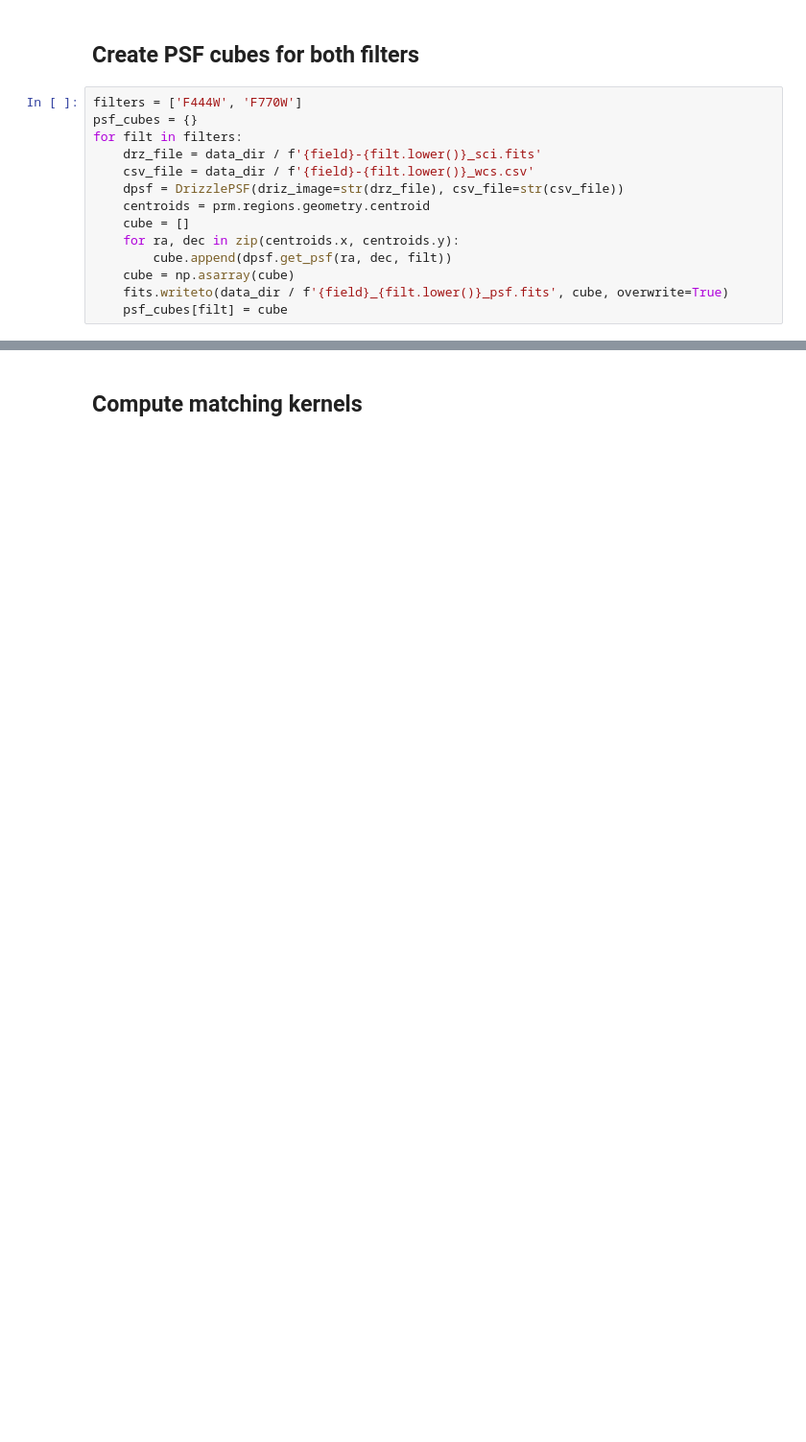
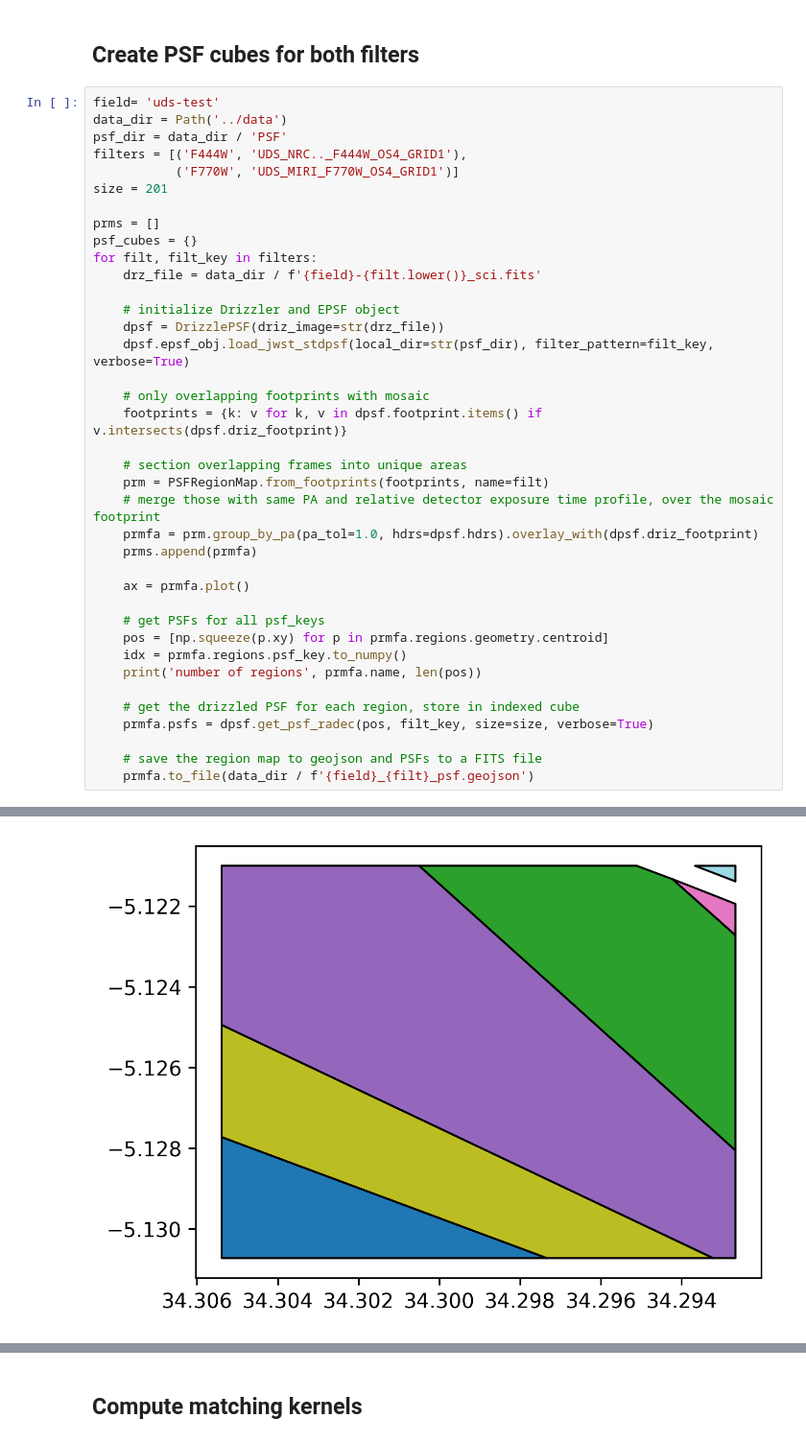
Before and after one commit to ivolabbe/mophongo, a Jupyter notebook: examples/make_kernels.ipynb, the cells around one changed output, grey strips where cells are left out. Shown at 96% size. Cells and saved outputs as stored; diff of their text form; blank space fills up the shorter version.

```diff
--- a/examples/make_kernels.ipynb
+++ b/examples/make_kernels.ipynb
@@ -69,17 +45,41 @@ prm.regions,prma.regions
 # %% [markdown]
 ## Create PSF cubes for both filters
 # %%
-filters = ['F444W', 'F770W']
+field= 'uds-test'
+data_dir = Path('../data')
+psf_dir = data_dir / 'PSF'
+filters = [('F444W', 'UDS_NRC.._F444W_OS4_GRID1'),
+           ('F770W', 'UDS_MIRI_F770W_OS4_GRID1')]
+size = 201
+
+prms = []
 psf_cubes = {}
-for filt in filters:
+for filt, filt_key in filters:
     drz_file = data_dir / f'{field}-{filt.lower()}_sci.fits'
-    csv_file = data_dir / f'{field}-{filt.lower()}_wcs.csv'
-    dpsf = DrizzlePSF(driz_image=str(drz_file), csv_file=str(csv_file))
-    centroids = prm.regions.geometry.centroid
-    cube = []
-    for ra, dec in zip(centroids.x, centroids.y):
-        cube.append(dpsf.get_psf(ra, dec, filt))
-    cube = np.asarray(cube)
-    fits.writeto(data_dir / f'{field}_{filt.lower()}_psf.fits', cube, overwrite=True)
-    psf_cubes[filt] = cube
+
+    # initialize Drizzler and EPSF object
+    dpsf = DrizzlePSF(driz_image=str(drz_file))
+    dpsf.epsf_obj.load_jwst_stdpsf(local_dir=str(psf_dir), filter_pattern=filt_key, verbose=True)
+
+    # only overlapping footprints with mosaic
+    footprints = {k: v for k, v in dpsf.footprint.items() if v.intersects(dpsf.driz_footprint)}
+
+    # section overlapping frames into unique areas
+    prm = PSFRegionMap.from_footprints(footprints, name=filt)
+    # merge those with same PA and relative detector exposure time profile, over the mosaic footprint
+    prmfa = prm.group_by_pa(pa_tol=1.0, hdrs=dpsf.hdrs).overlay_with(dpsf.driz_footprint)
+    prms.append(prmfa)
+
+    ax = prmfa.plot()
+
+    # get PSFs for all psf_keys
+    pos = [np.squeeze(p.xy) for p in prmfa.regions.geometry.centroid]
+    idx = prmfa.regions.psf_key.to_numpy()
+    print('number of regions', prmfa.name, len(pos))
+
+    # get the drizzled PSF for each region, store in indexed cube
+    prmfa.psfs = dpsf.get_psf_radec(pos, filt_key, size=size, verbose=True)
+
+    # save the region map to geojson and PSFs to a FITS file
+    prmfa.to_file(data_dir / f'{field}_{filt}_psf.geojson')
 # %% [output]
@@ -87,0 +91 @@ KeyError: 'F444W'
+[figure, added]
```
Also changed, not shown: parts of 8 cells of this notebook, 29 other files.
